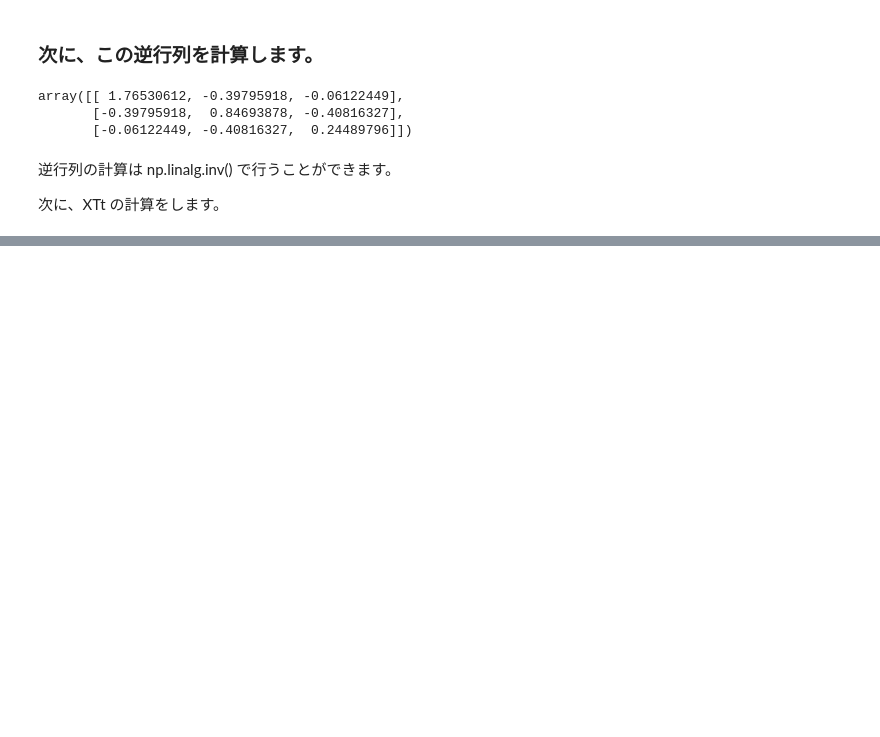
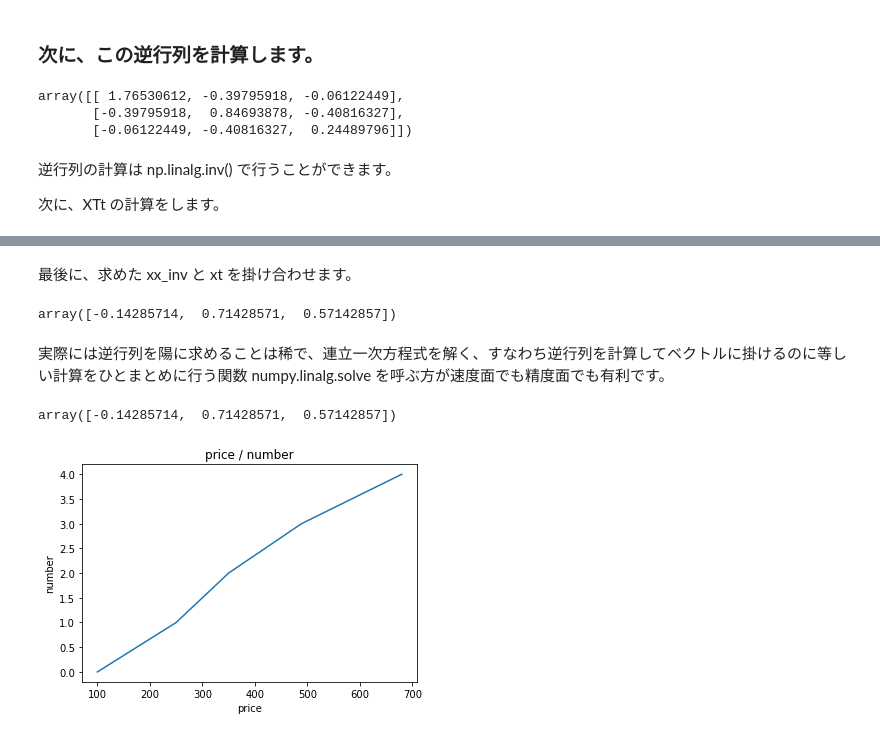
Before and after one commit to naoyasugiyama/chainer-tutorial, a Jupyter notebook: Exercises/introductoryNumpy.ipynb, the cells around one changed output, grey strips where cells are left out. Saved outputs shown, nothing was run; the diff lists cells and outputs as text; code cells hidden in the pictures; blank space fills up the shorter version.

Commit message:
Numpy入門

```diff
--- a/Exercises/introductoryNumpy.ipynb
+++ b/Exercises/introductoryNumpy.ipynb
@@ -111,0 +114,40 @@ xt
+# %% [markdown]
+最後に、求めた xx_inv と xt を掛け合わせます。
+# %%
+# Step 4
+w = np.dot(xx_inv, xt)
+
+w
+# %% [output]
+array([-0.14285714,  0.71428571,  0.57142857])
+# %% [markdown]
+実際には逆行列を陽に求めることは稀で、連立一次方程式を解く、すなわち逆行列を計算してベクトルに掛けるのに等しい計算をひとまとめに行う関数 numpy.linalg.solve を呼ぶ方が速度面でも精度面でも有利です。
+# %%
+w_ = np.linalg.solve(X.T.dot(X), X.T.dot(t))
+
+w_
+# %% [output]
+array([-0.14285714,  0.71428571,  0.57142857])
+# %%
+% matplotlib inline
+import matplotlib.pyplot as plt
+
+price = [100, 250, 350, 489, 680]
+number = [ x for x in range(5) ]
+
+# wirte graph
+plt.plot(price, number)
+
+# graph title
+plt.title("price / number")
+
+# x lable
+plt.xlabel("price")
+
+# y label
+plt.ylabel("number")
+
+# draw
+plt.show()
+# %% [output]
+[figure, added]
```
Also changed, not shown: parts of 28 cells of this notebook, 2 other files.
